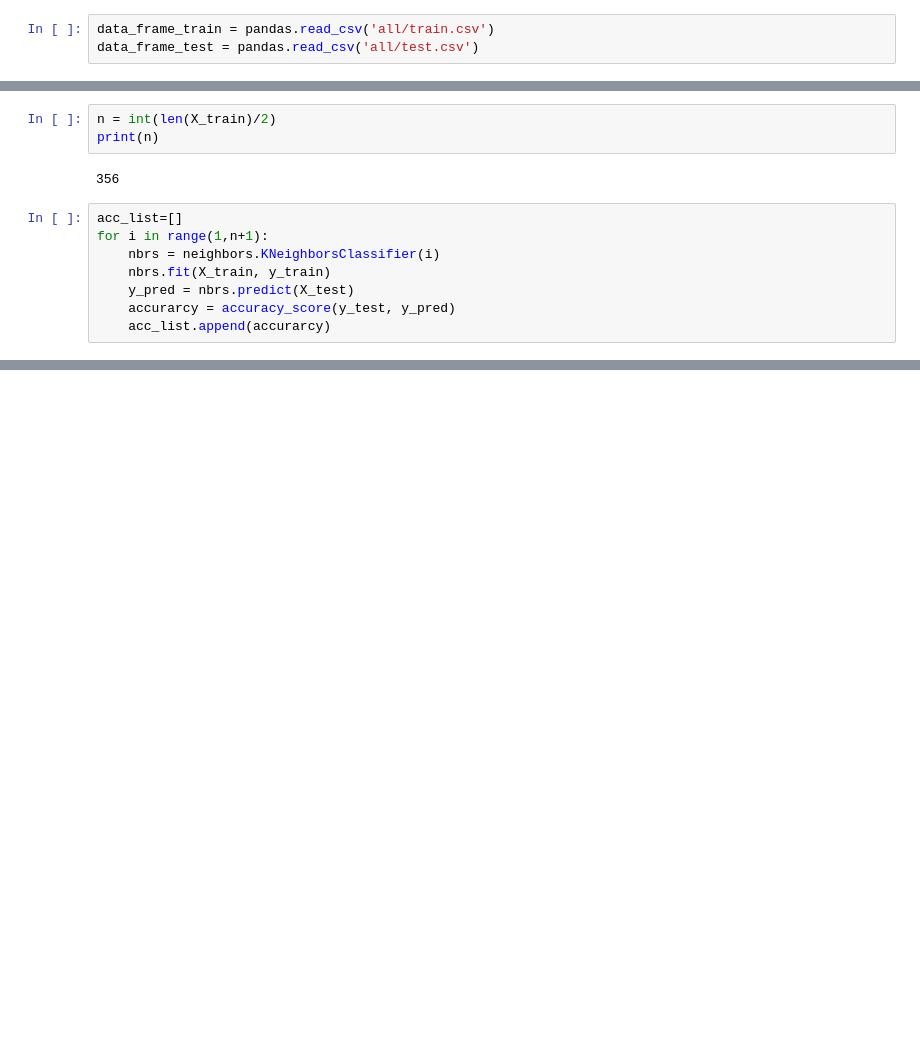
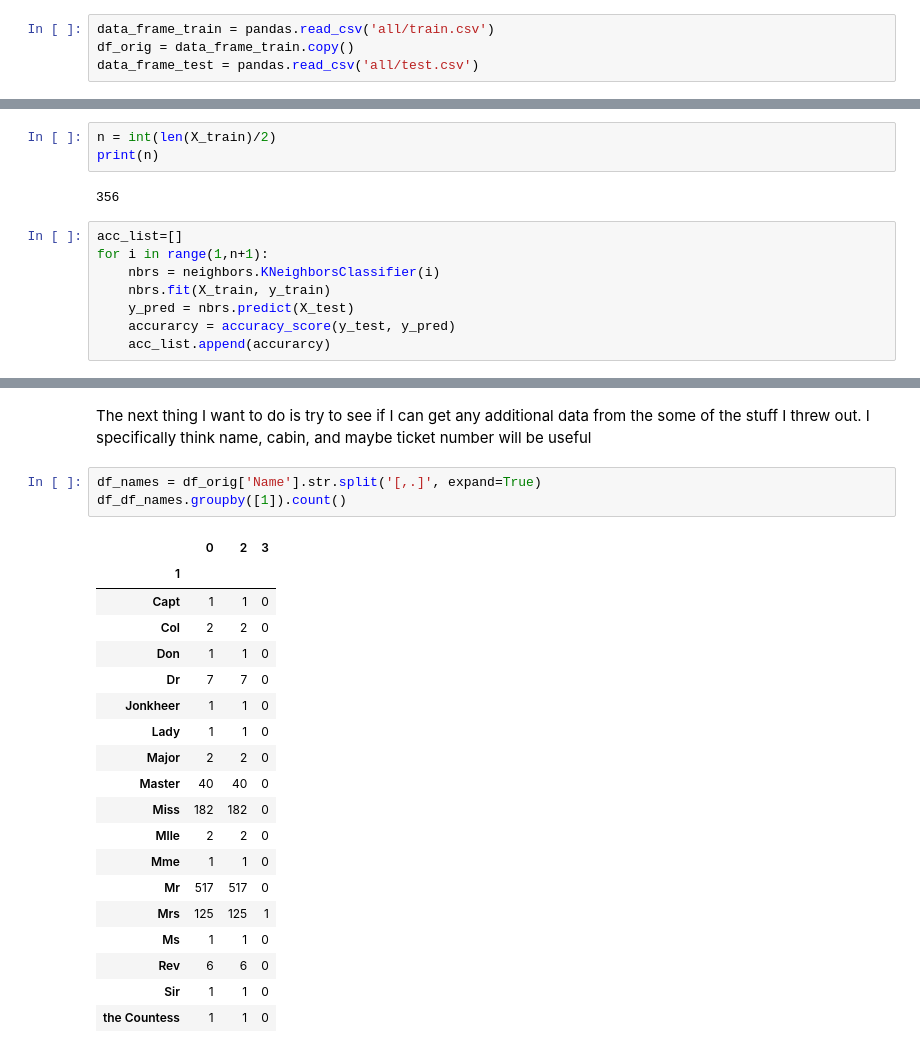
Before and after one commit to moniljhaveri/ConnectAI, a Jupyter notebook: Titantic_challenge/Titantic_model.ipynb, the cells around one changed output, grey strips where cells are left out. Cells and saved outputs as stored; diff of their text form; blank space fills up the shorter version.

```diff
--- a/Titantic_challenge/Titantic_model.ipynb
+++ b/Titantic_challenge/Titantic_model.ipynb
@@ -18,5 +20,6 @@ from sklearn.model_selection import cross_val_score
 # %%
 data_frame_train = pandas.read_csv('all/train.csv')
+df_orig = data_frame_train.copy()
 data_frame_test = pandas.read_csv('all/test.csv')
 # %% [markdown]
 ### Initial Test
@@ -317,0 +353,25 @@ SVM
+# %% [markdown]
+The next thing I want to do is try to see if I can get any additional data from the some of the stuff I threw out. I specifically think name, cabin, and maybe ticket number will be useful
+# %%
+df_names = df_orig['Name'].str.split('[,.]', expand=True)
+df_df_names.groupby([1]).count()
+# %% [output]
+|  | 0 | 2 | 3 |
+| 1 |  |  |  |
+| Capt | 1 | 1 | 0 |
+| Col | 2 | 2 | 0 |
+| Don | 1 | 1 | 0 |
+| Dr | 7 | 7 | 0 |
+| Jonkheer | 1 | 1 | 0 |
+| Lady | 1 | 1 | 0 |
+| Major | 2 | 2 | 0 |
+| Master | 40 | 40 | 0 |
+| Miss | 182 | 182 | 0 |
+| Mlle | 2 | 2 | 0 |
+| Mme | 1 | 1 | 0 |
+| Mr | 517 | 517 | 0 |
+| Mrs | 125 | 125 | 1 |
+| Ms | 1 | 1 | 0 |
+| Rev | 6 | 6 | 0 |
+| Sir | 1 | 1 | 0 |
+| the Countess | 1 | 1 | 0 |
```
Also changed, not shown: parts of 12 cells of this notebook.
